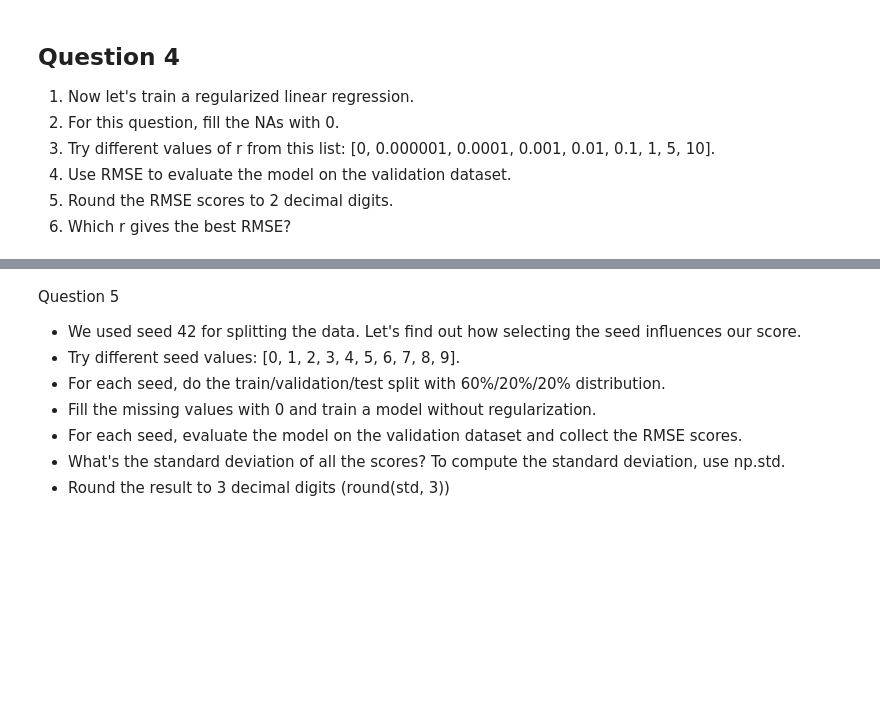
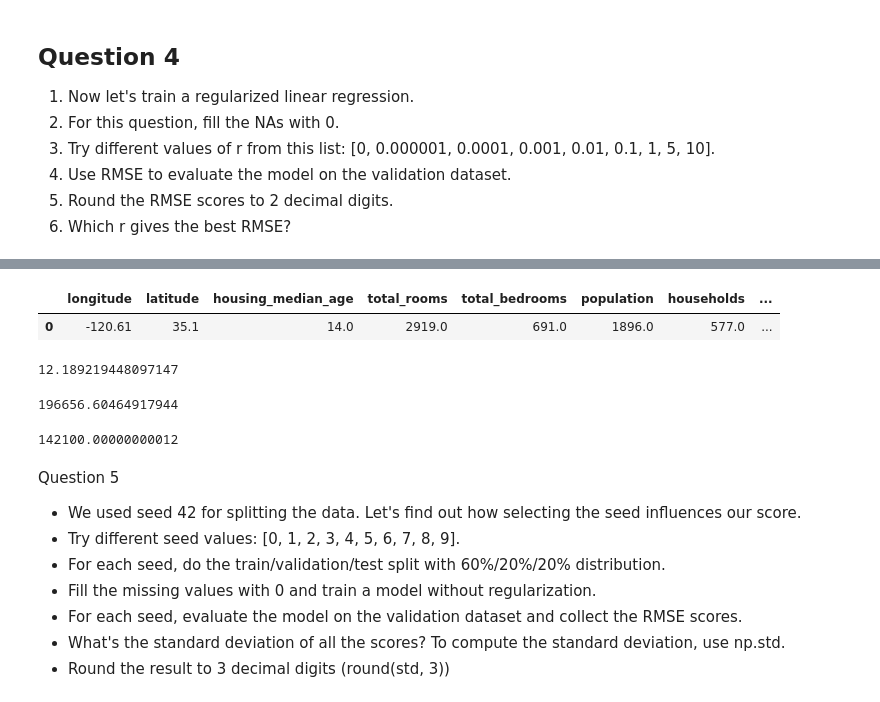
Before and after one commit to idebasishbose/MLZoomcamp, a Jupyter notebook: src/week2.ipynb, the cells around one changed output, grey strips where cells are left out. Drawn from its saved outputs; the diff is of its cells as text; code cells hidden in the pictures; blank space fills up the shorter version.

```diff
--- a/src/week2.ipynb
+++ b/src/week2.ipynb
@@ -349,0 +375,3 @@ test: 0.36
+# %%
+house = df_test.iloc[20].to_dict()
+house
@@ -350,3 +387,24 @@ test: 0.36
+# %%
+df_small = pd.DataFrame([house])
+df_small
+# %% [output]
+|  | longitude | latitude | housing_median_age | total_rooms | total_bedrooms | population | households | ... |
+| 0 | -120.61 | 35.1 | 14.0 | 2919.0 | 691.0 | 1896.0 | 577.0 | ... |
+# %%
+X_small = prepare_X(df_small, 0)
+y_pred = w_0 + X_small.dot(w)
+y_pred = y_pred[0]
+y_pred
+# %% [output]
+12.189219448097147
+# %%
+np.expm1(y_pred)
+# %% [output]
+196656.60464917944
+# %%
+np.expm1(y_test[20])
+# %% [output]
+142100.00000000012
 # %% [markdown]
 Question 5
 
```
Also changed, not shown: parts of 21 cells of this notebook.
